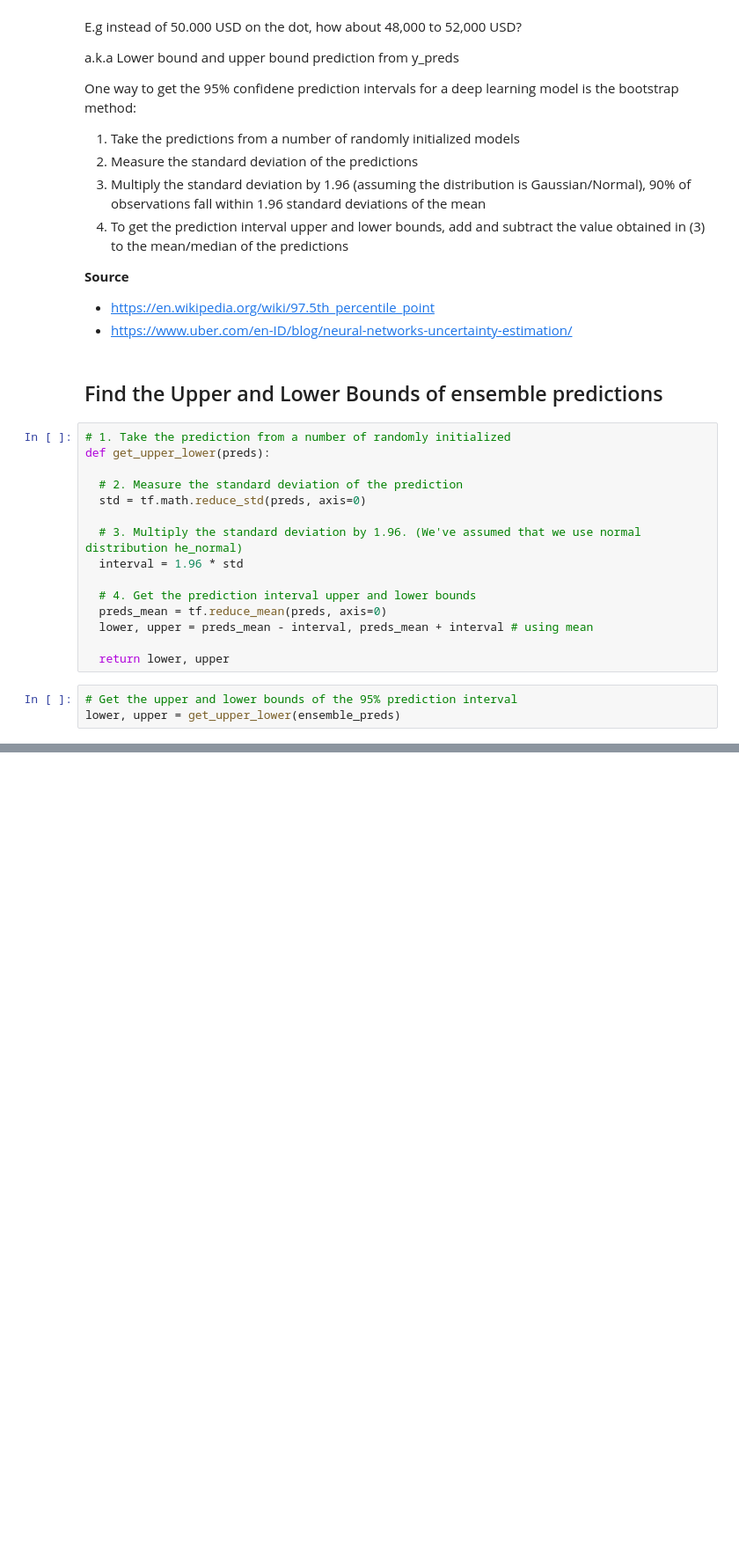
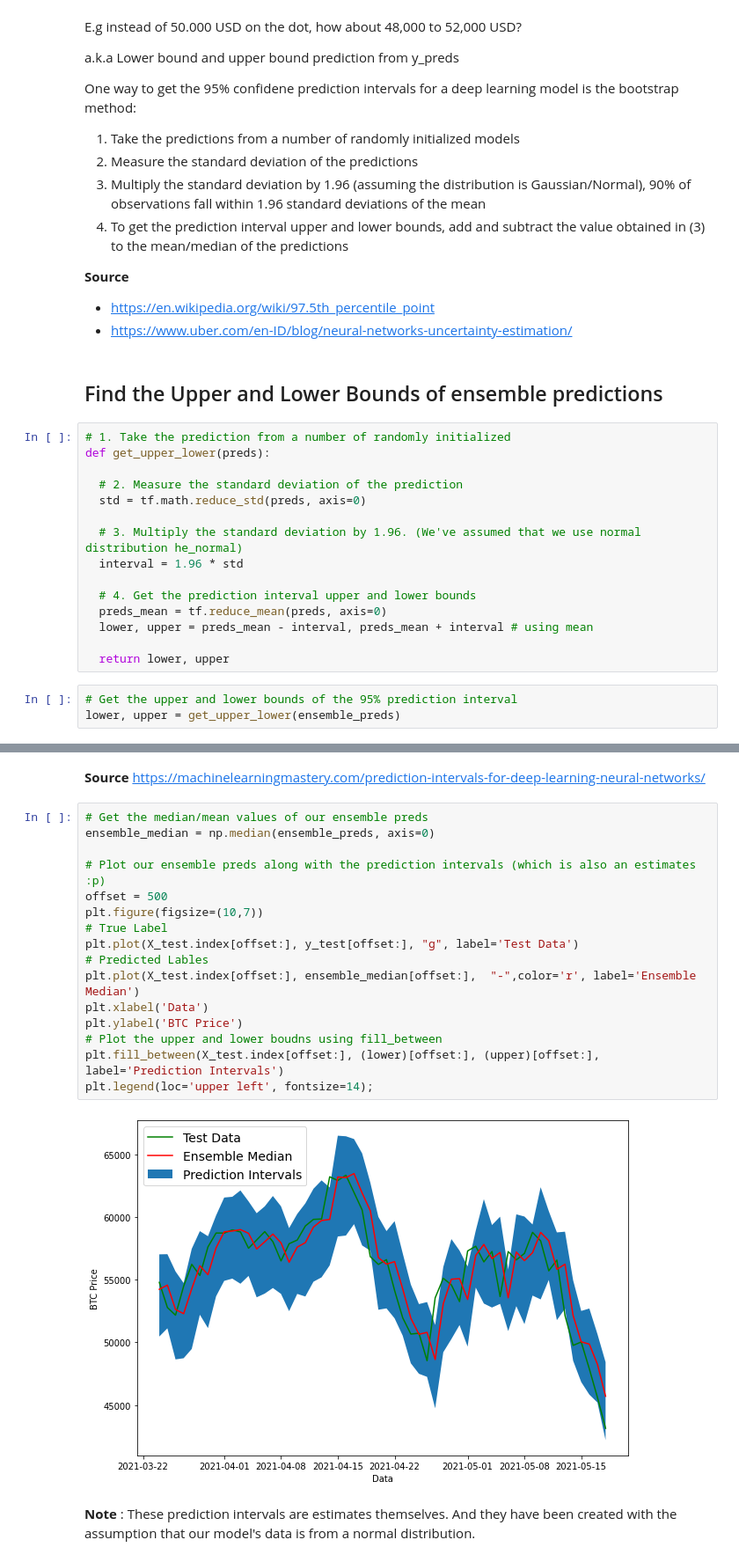
Before and after one commit to ZahrizhalAli/BitCoin_TimeSeries_with_TensorFlow_Experiments, a Jupyter notebook: 10_time_series_forecasting_with_tensorflow_video.ipynb, the cells around one changed output, grey strips where cells are left out. Shown at 88% size. Drawn from its saved outputs; the diff is of its cells as text; blank space fills up the shorter version.

```diff
--- a/10_time_series_forecasting_with_tensorflow_video.ipynb
+++ b/10_time_series_forecasting_with_tensorflow_video.ipynb
@@ -2027,0 +2030,22 @@ array([9193.022 , 9213.4375, 9550.096 , 9213.664 , 9187.749 , 9168.277 ,
+# %% [markdown]
+**Source** https://machinelearningmastery.com/prediction-intervals-for-deep-learning-neural-networks/
+# %%
+# Get the median/mean values of our ensemble preds
+ensemble_median = np.median(ensemble_preds, axis=0)
+
+# Plot our ensemble preds along with the prediction intervals (which is also an estimates :p)
+offset = 500
+plt.figure(figsize=(10,7))
+# True Label
+plt.plot(X_test.index[offset:], y_test[offset:], "g", label='Test Data')
+# Predicted Lables
+plt.plot(X_test.index[offset:], ensemble_median[offset:],  "-",color='r', label='Ensemble Median')
+plt.xlabel('Data')
+plt.ylabel('BTC Price')
+# Plot the upper and lower boudns using fill_between
+plt.fill_between(X_test.index[offset:], (lower)[offset:], (upper)[offset:], label='Prediction Intervals')
+plt.legend(loc='upper left', fontsize=14);
+# %% [output]
+[figure, added]
+# %% [markdown]
+**Note** : These prediction intervals are estimates themselves. And they have been created with the assumption that our model's data is from a normal distribution.
```
Also changed, not shown: parts of 45 cells of this notebook.
